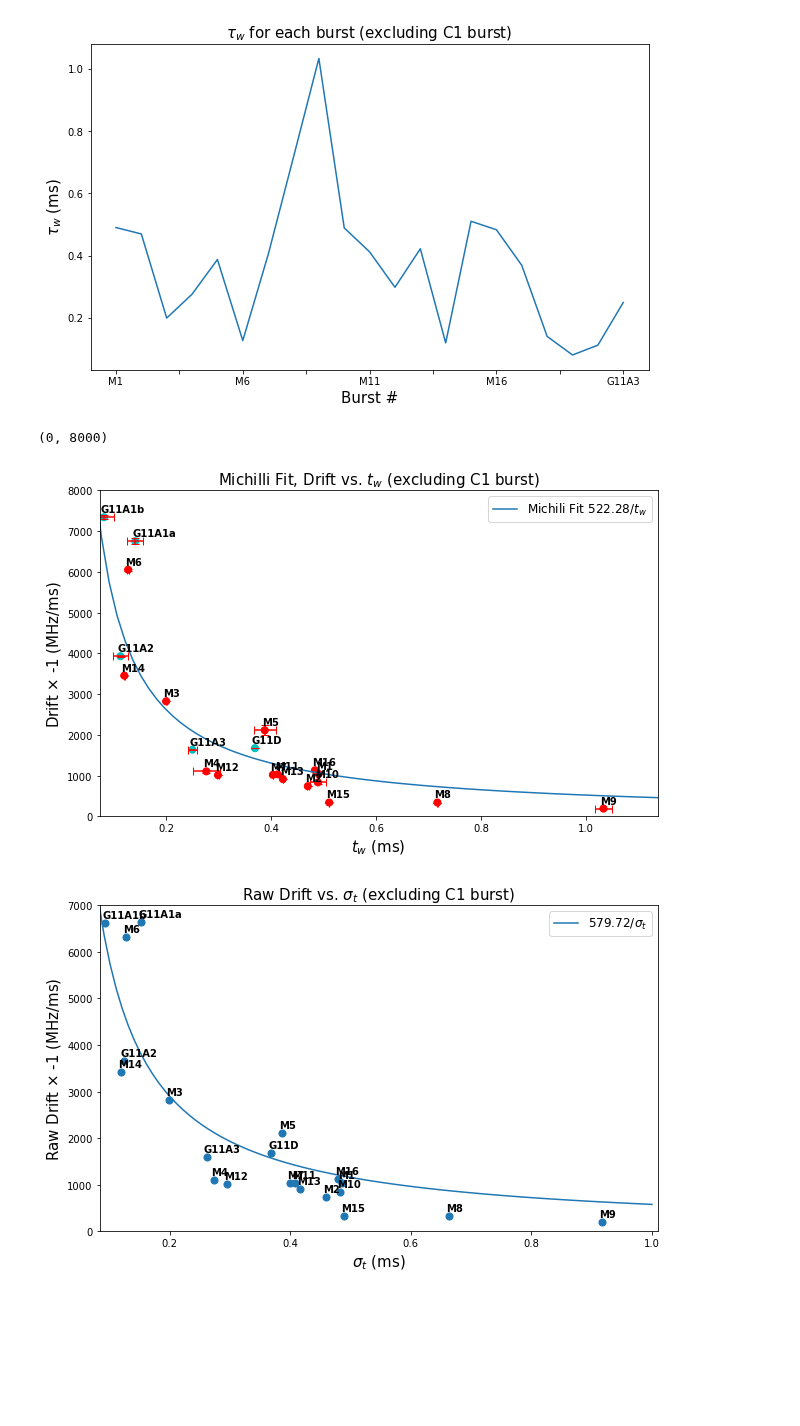
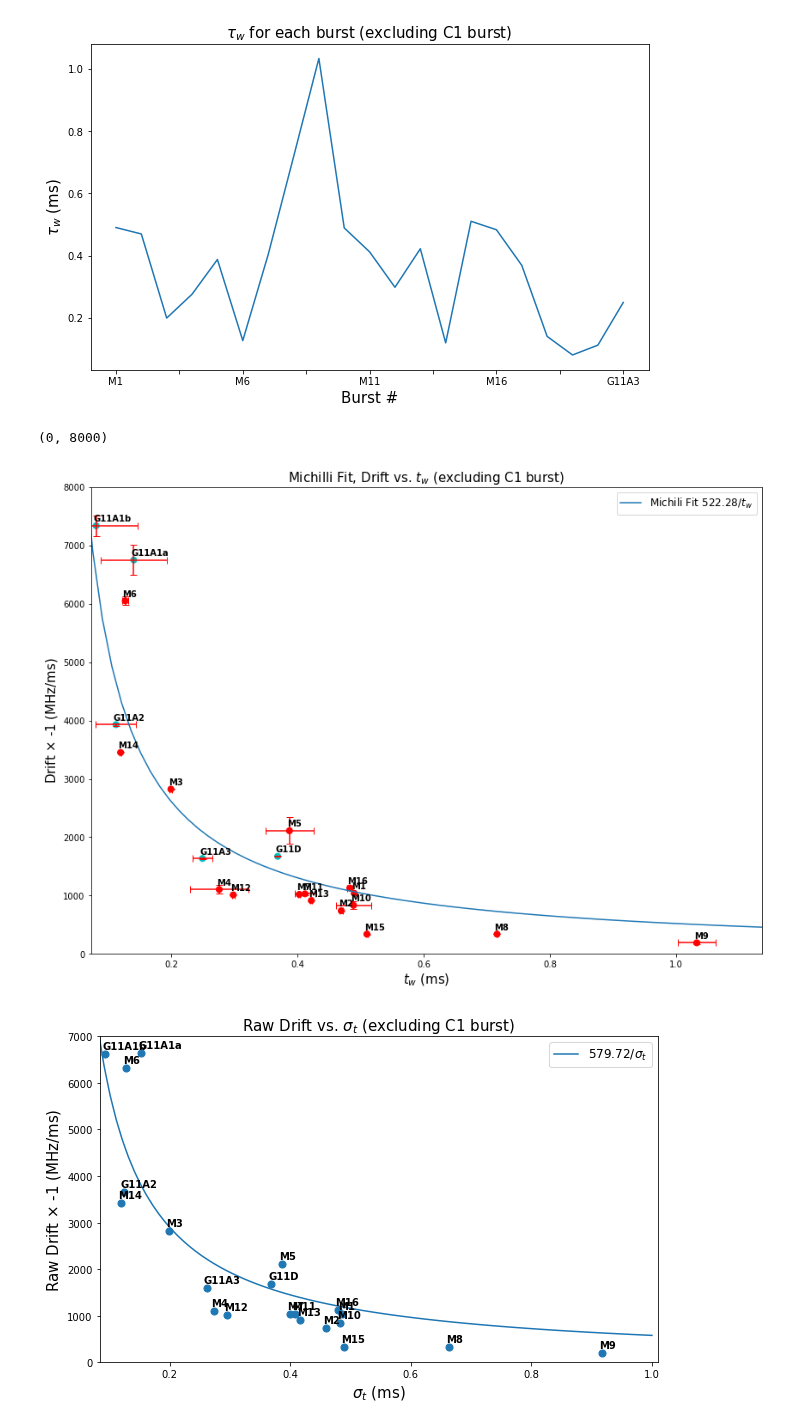
Before and after one commit to mef51/subdriftlaw, a Jupyter notebook: Tobs.ipynb, the cells around one changed output. Drawn from its saved outputs; the diff is of its cells as text; code cells hidden in the pictures; blank space fills up the shorter version.

Commit message:
first pass at scaling errors by reduced chi_squared

```diff
--- a/Tobs.ipynb
+++ b/Tobs.ipynb
@@ -92,24 +92,26 @@ selectbursts.at[selectbursts.index > 'M', 'color']= 'r'
 # %%
 # Gajjar test to michili fit
 mpl.rcParams["errorbar.capsize"] = 4
-ax = selectbursts.plot.scatter(x='tau_w_ms', y='drift_abs', xerr=1*selectbursts['tau_w_error'], yerr=1*selectbursts['drift error (mhz/ms)'], figsize=(10, 6), s=50, c='color', colorbar=False)
+ax = selectbursts.plot.scatter(x='tau_w_ms', y='drift_abs',
+                               xerr=selectbursts['red_chisq']*selectbursts['tau_w_error'], yerr=selectbursts['red_chisq']*selectbursts['drift error (mhz/ms)'],
+                               figsize=(14, 10), s=50, c='color', colorbar=False)
 for k, v in selectbursts.iterrows():
     ax.annotate(k, (v['tau_w_ms'], v['drift_abs']), xytext=(-3,5), textcoords='offset points', weight='bold')
 ax.set_xlim(0.9*min(selectbursts['tau_w_ms']), 1.1*max(selectbursts['tau_w_ms']))
 # ax.set_xlim(0.9*min(selectbursts['sigma_t']), 1.1*max(selectbursts['sigma_t']))
 ax.set_title('Michilli Fit, Drift vs. $t_w$ (excluding C1 burst)', size=fontsize)
 ax.set_xlabel('$t_w$ (ms)', size=fontsize)
 ax.set_ylabel('Drift $\\times$ -1 (MHz/ms)', size=fontsize)
 
 popt, pcov = fitreciprocal(michillibursts['tau_w_ms'], michillibursts['drift_abs'])
 x = np.linspace(0, 1.5, num=100)
 plt.plot(x, popt[0]/x, label='Michili Fit ${:.2f}$'.format(popt[0])+'/$t_w$')
 plt.legend(fontsize='large')
 ax.set_ylim(0, 8000)
 # plt.savefig('drift_vs_tw_michilli.png')
 # %% [output]
 (0, 8000)
-[figure, old version]
+[figure, new version]
 # %%
 # all fit
 ax = selectbursts.plot.scatter(x='sigma_t_ms', y='drift_abs', figsize=(10, 6), s=50)
```
Also changed, not shown: parts of 1 cell of this notebook, 4 other files.
